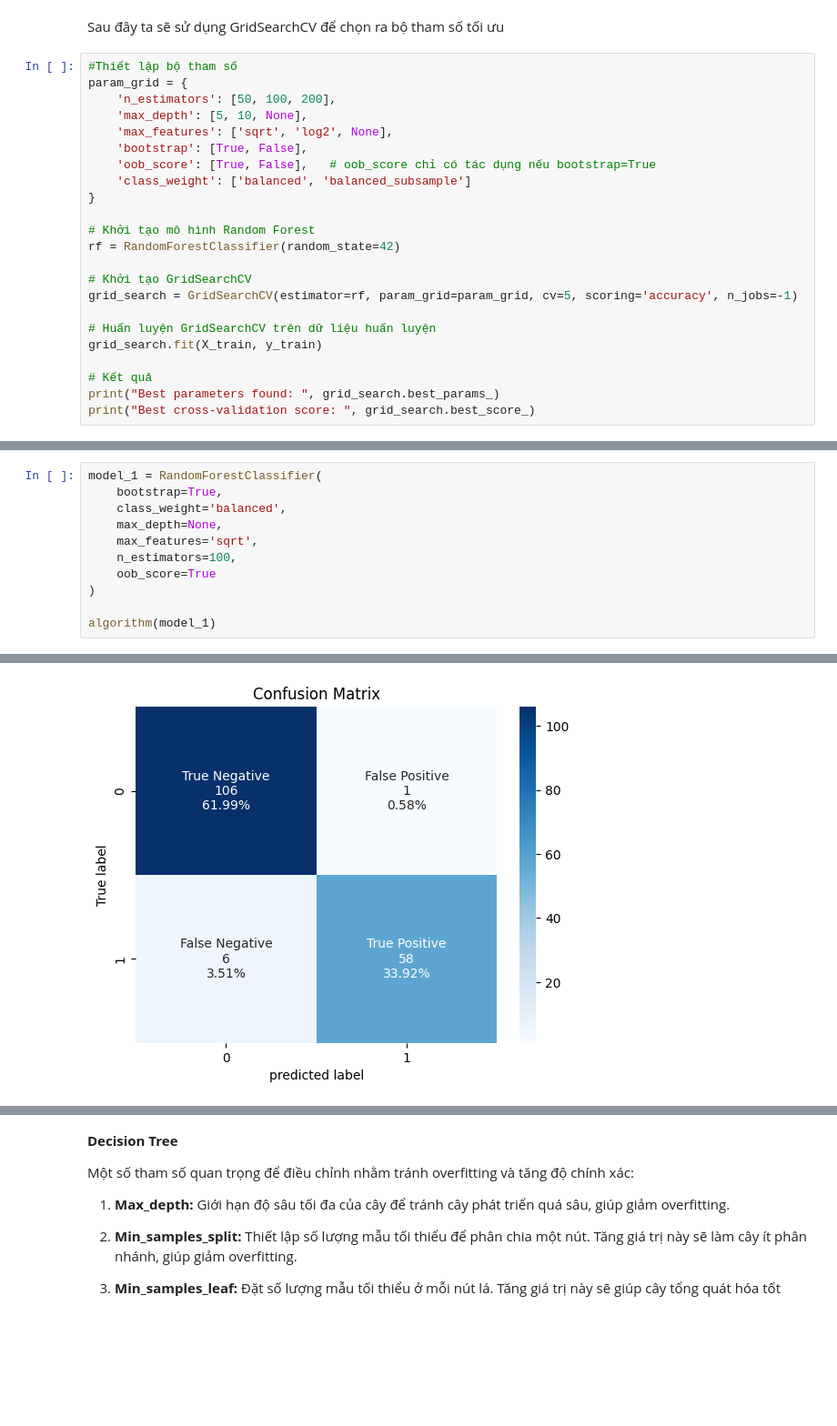
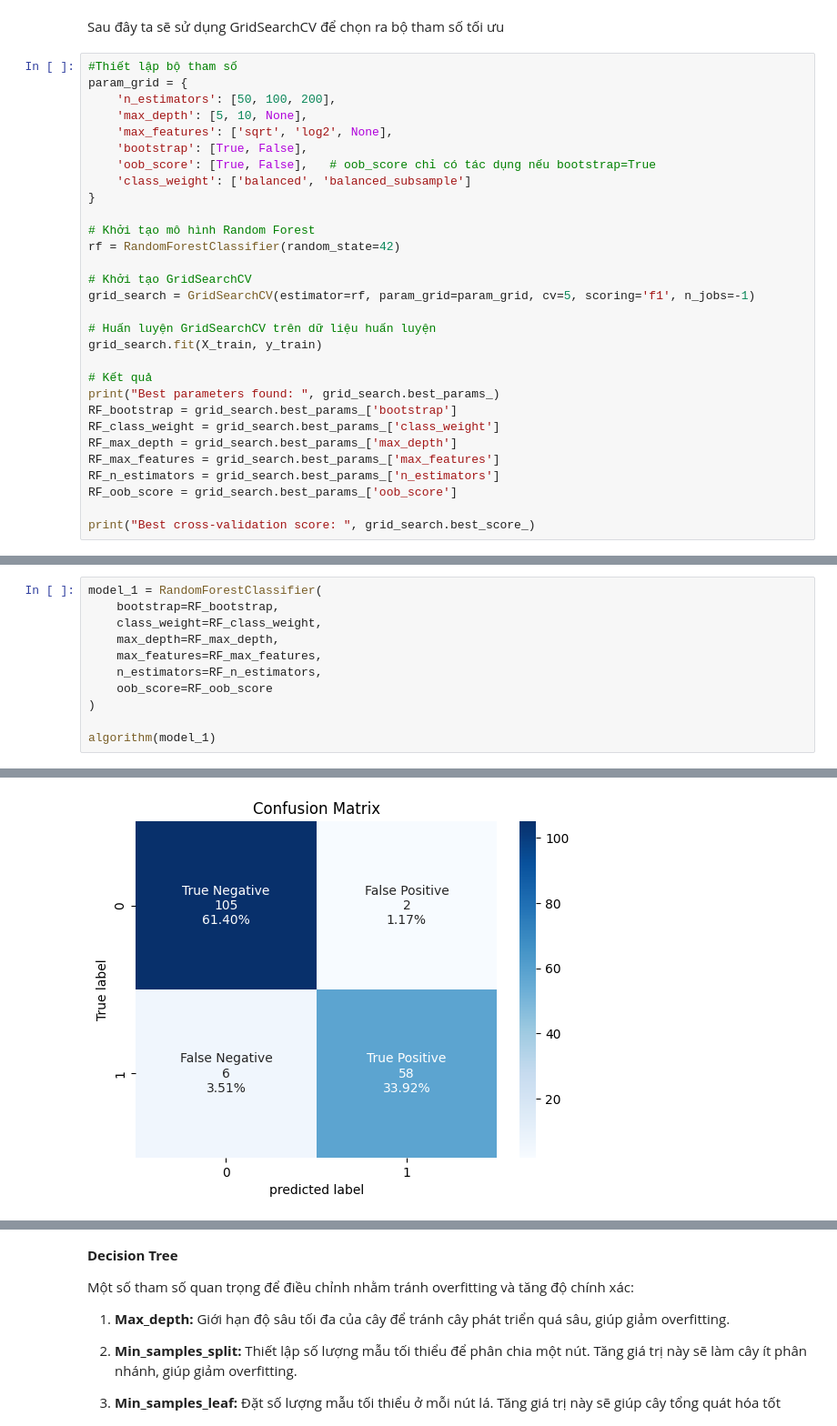
Before and after one commit to conghung178/project-ML-d-o-n-ung-th-, a Jupyter notebook: Tree_and_Forest.ipynb, the cells around one changed output, grey strips where cells are left out. Shown at 91% size. Drawn from its saved outputs; the diff is of its cells as text; blank space fills up the shorter version.

```diff
--- a/cây + rừng.ipynb
+++ b/Tree_and_Forest.ipynb
@@ -194,12 +194,19 @@ param_grid = {
 rf = RandomForestClassifier(random_state=42)
 
 # Khởi tạo GridSearchCV
-grid_search = GridSearchCV(estimator=rf, param_grid=param_grid, cv=5, scoring='accuracy', n_jobs=-1)
+grid_search = GridSearchCV(estimator=rf, param_grid=param_grid, cv=5, scoring='f1', n_jobs=-1)
 
 # Huấn luyện GridSearchCV trên dữ liệu huấn luyện
 grid_search.fit(X_train, y_train)
 
 # Kết quả
 print("Best parameters found: ", grid_search.best_params_)
+RF_bootstrap = grid_search.best_params_['bootstrap']
+RF_class_weight = grid_search.best_params_['class_weight']
+RF_max_depth = grid_search.best_params_['max_depth']
+RF_max_features = grid_search.best_params_['max_features']
+RF_n_estimators = grid_search.best_params_['n_estimators']
+RF_oob_score = grid_search.best_params_['oob_score']
+
 print("Best cross-validation score: ", grid_search.best_score_)
 # %% [output]
@@ -222,14 +215,14 @@ Từ kết quả trên bộ than số cần chọn là:
 # %%
 model_1 = RandomForestClassifier(
-    bootstrap=True,
-    class_weight='balanced',
-    max_depth=None,
-    max_features='sqrt',
-    n_estimators=100,
-    oob_score=True
+    bootstrap=RF_bootstrap,
+    class_weight=RF_class_weight,
+    max_depth=RF_max_depth,
+    max_features=RF_max_features,
+    n_estimators=RF_n_estimators,
+    oob_score=RF_oob_score
 )
 
 algorithm(model_1)
 # %% [output]
 confusion matrix
-[figure, old version]
+[figure, new version]
```
Also changed, not shown: parts of 6 cells of this notebook, 1 other file.
